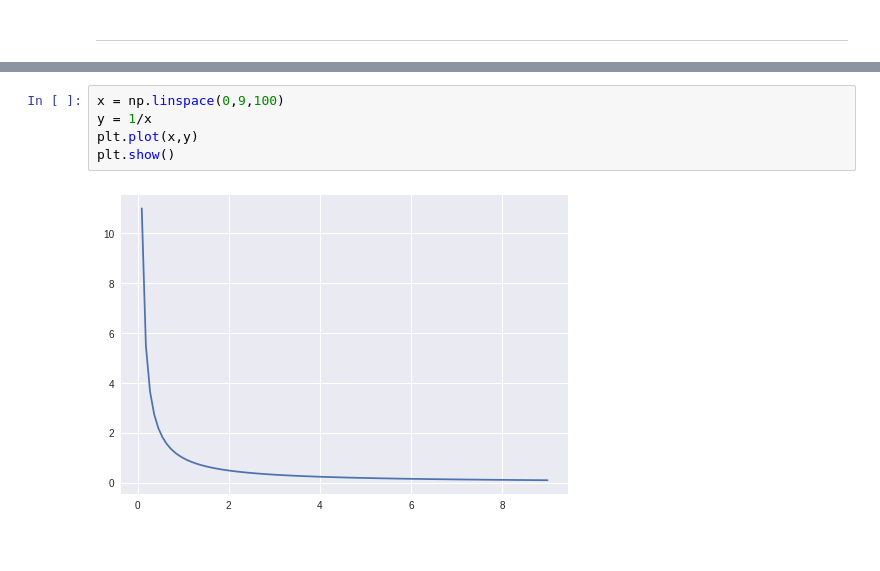
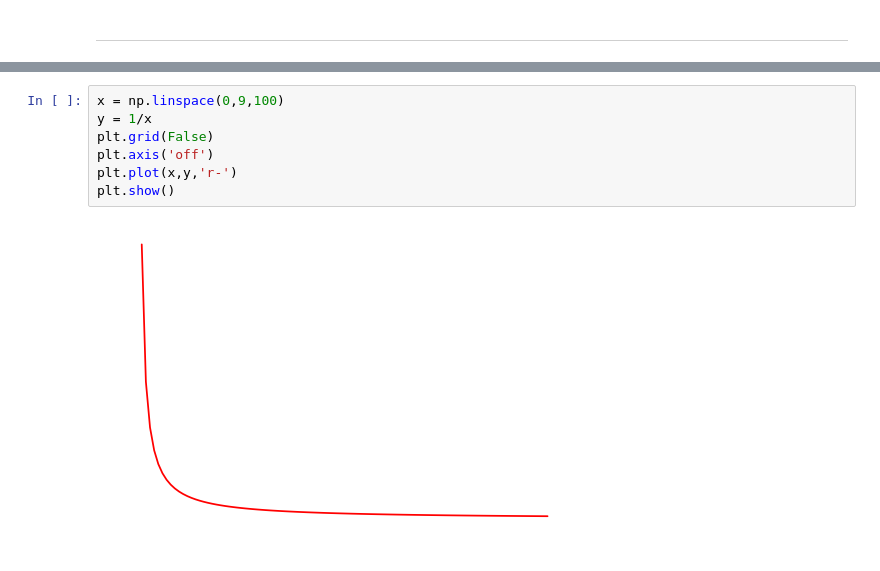
Before and after one commit to tanlull/Heart-Equation, a Jupyter notebook: Heart_Equation.ipynb, the cells around one changed output, grey strips where cells are left out. Cells and saved outputs as stored; diff of their text form.

```diff
--- a/Heart_Equation.ipynb
+++ b/Heart_Equation.ipynb
@@ -70,10 +62,12 @@ plt.show()
 # %%
 x = np.linspace(0,9,100)
 y = 1/x
-plt.plot(x,y)
+plt.grid(False)
+plt.axis('off')
+plt.plot(x,y,'r-')
 plt.show()
 # %% [output]
-[figure, old version]
+[figure, new version]
 # %%
 r = 9
 x = np.linspace(-r,r,100)
```
Also changed, not shown: parts of 9 cells of this notebook.
